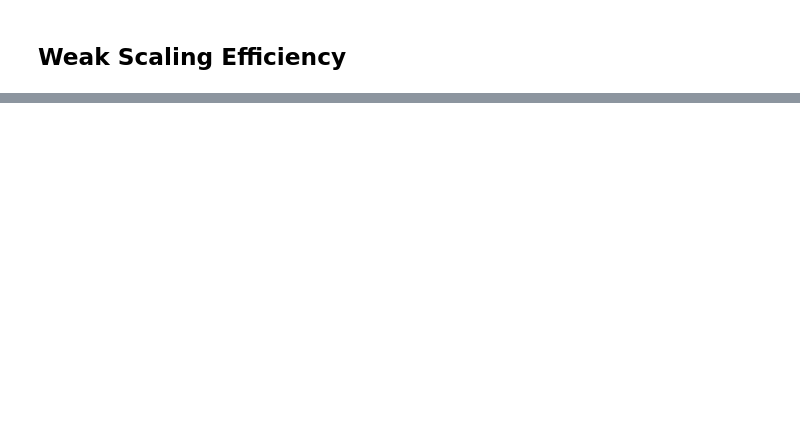
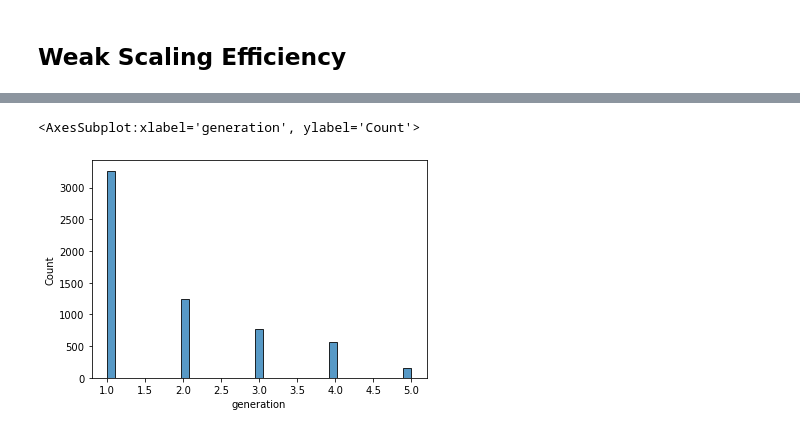
Before and after one commit to stefanocampanella/MHPC-project, a Jupyter notebook: notebooks/scaling.ipynb, the cells around one changed output, grey strips where cells are left out. Drawn from its saved outputs; the diff is of its cells as text; code cells hidden in the pictures; blank space fills up the shorter version.

```diff
--- a/notebooks/scaling.ipynb
+++ b/notebooks/scaling.ipynb
@@ -42,0 +65,5 @@ plt.show()
+# %%
+sns.histplot(data=df[df['loss'] == 'nan'], x='generation')
+# %% [output]
+<AxesSubplot:xlabel='generation', ylabel='Count'>
+[figure, added]
```
Also changed, not shown: parts of 11 cells of this notebook, 3 other files.
